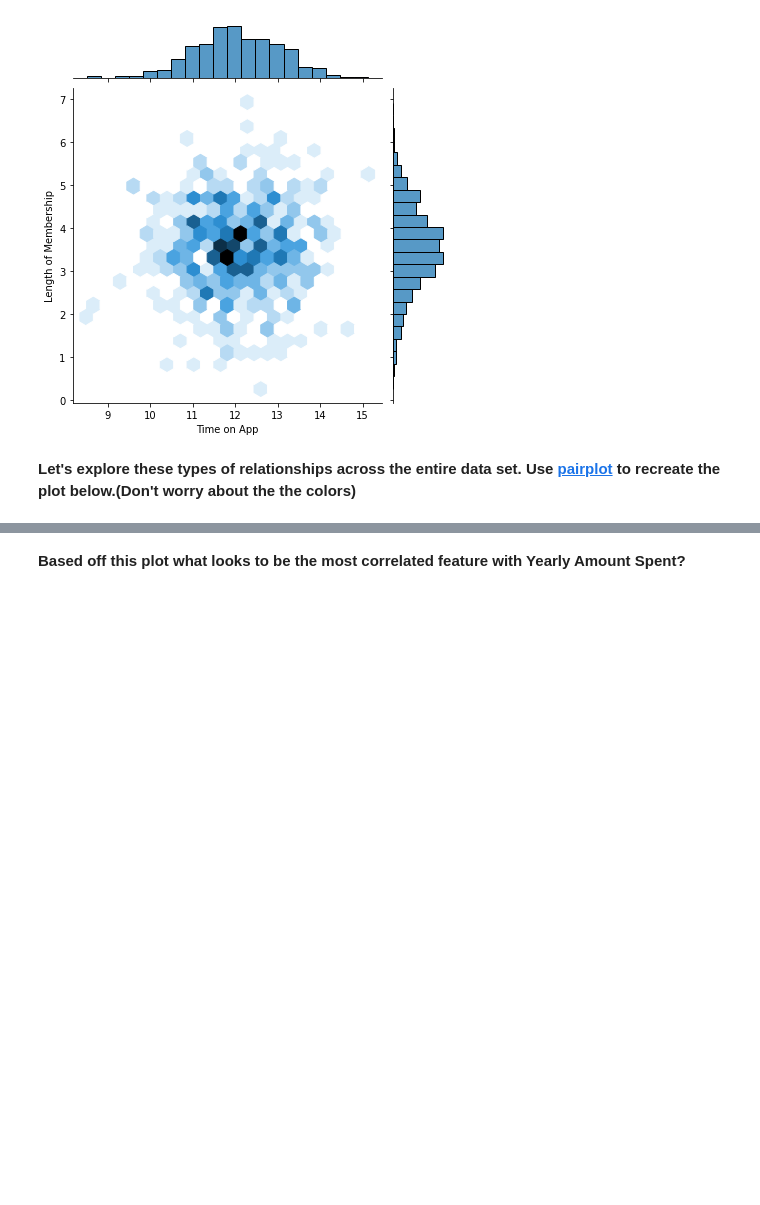
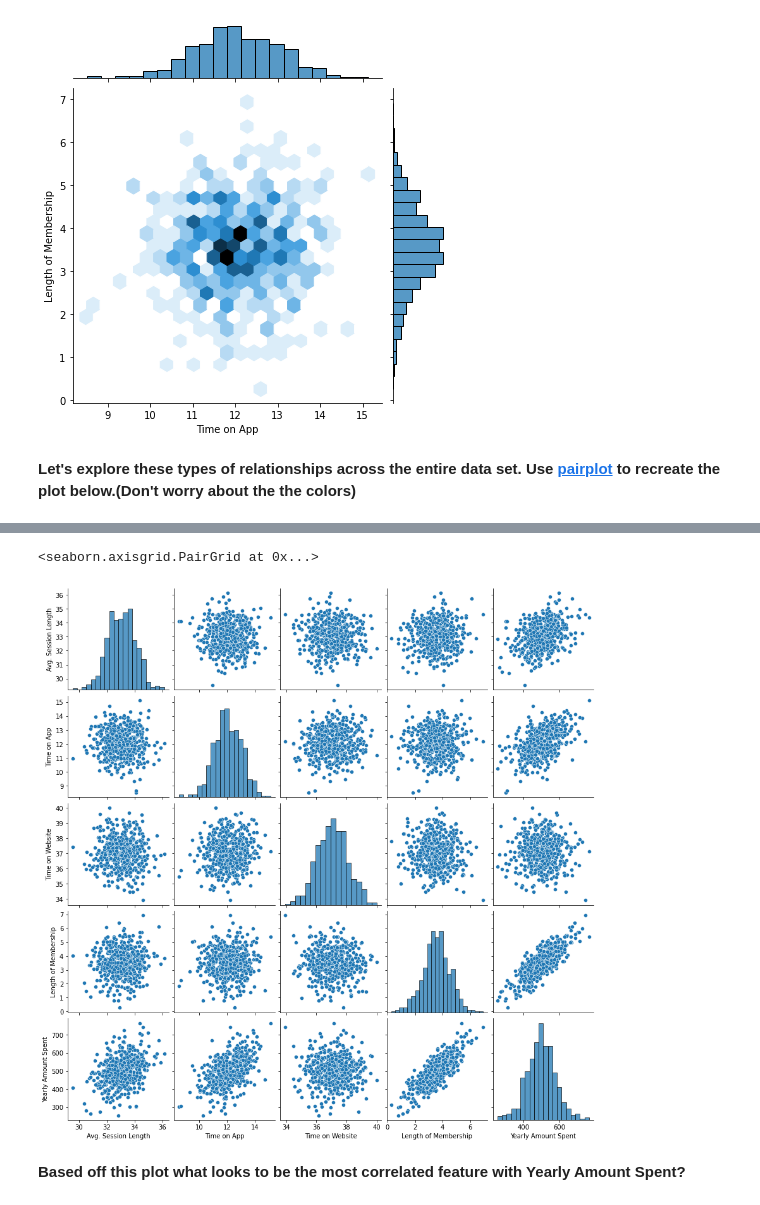
Before and after one commit to TatoSec/Python-DataScience-Practice, a Jupyter notebook: Linear-Regression-Model/Objective/02-Linear Regression Project.ipynb, the cells around one changed output, grey strips where cells are left out. Saved outputs shown, nothing was run; the diff lists cells and outputs as text; code cells hidden in the pictures; blank space fills up the shorter version.

```diff
--- a/Linear-Regression-Model/Objective/02-Linear Regression Project.ipynb
+++ b/Linear-Regression-Model/Objective/02-Linear Regression Project.ipynb
@@ -111,2 +107,7 @@ sns.jointplot(data = df, x = "Time on App", y = "Length of Membership", kind="he
+# %%
+sns.pairplot(df)
+# %% [output]
+<seaborn.axisgrid.PairGrid at 0x...>
+[figure, added]
 # %% [markdown]
 **Based off this plot what looks to be the most correlated feature with Yearly Amount Spent?**
```
Also changed, not shown: parts of 4 cells of this notebook.
